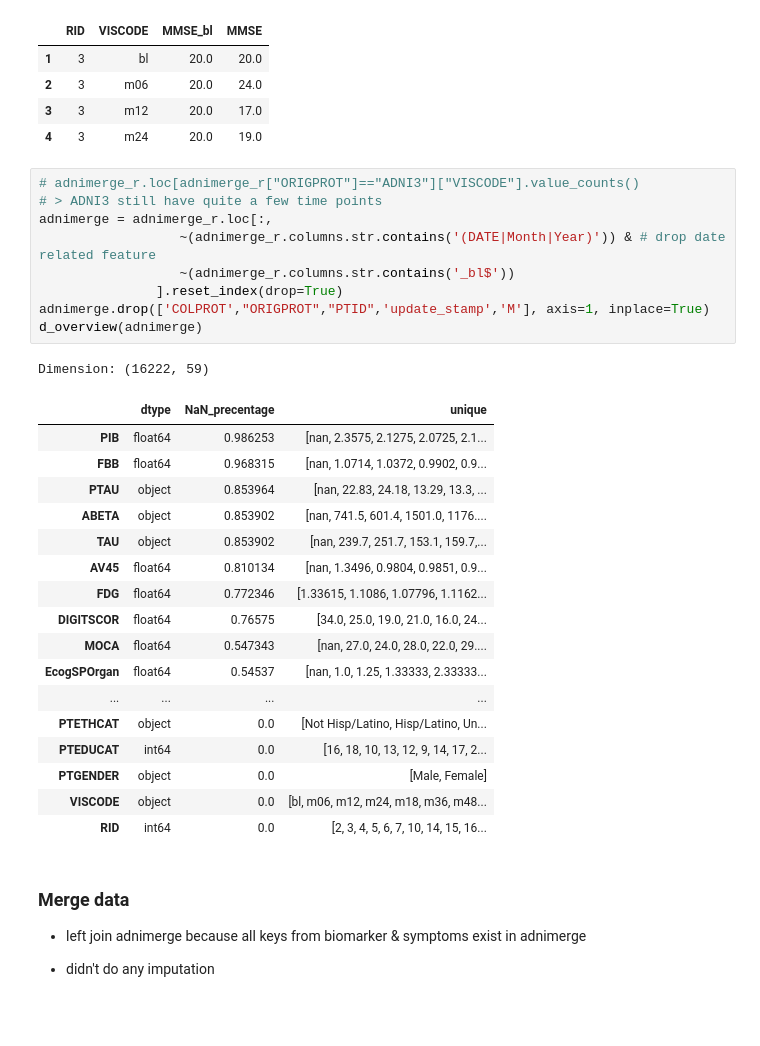
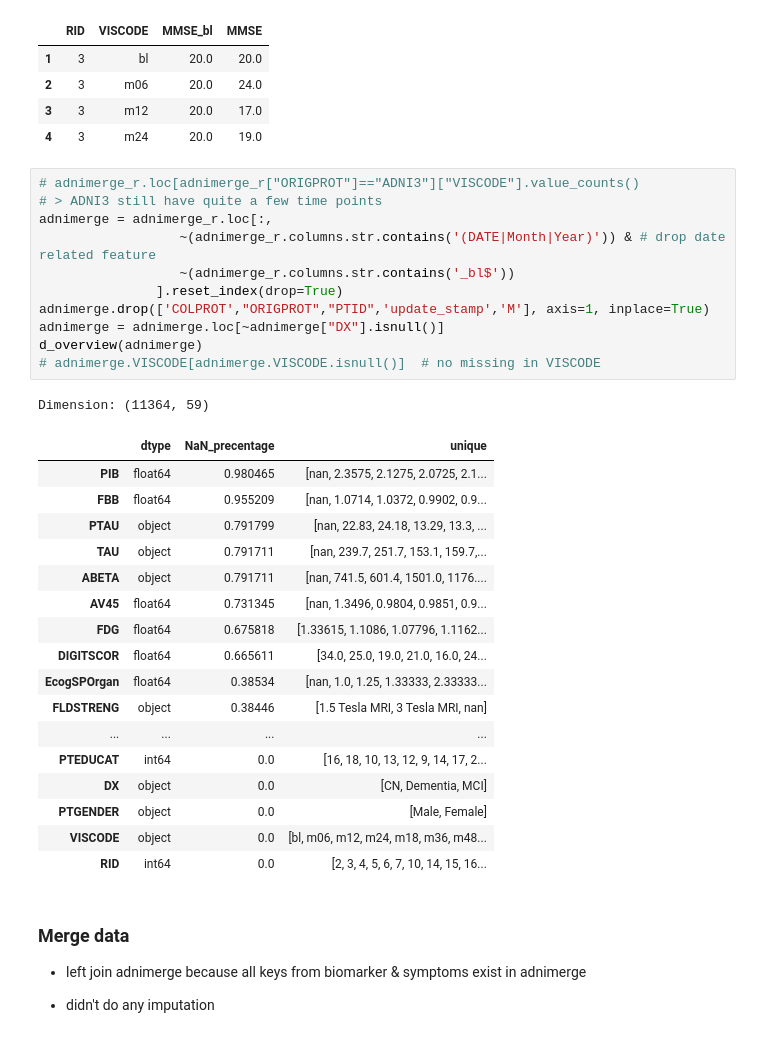
Before and after one commit to tctsung/AD_boosting, a Jupyter notebook: adni_merge.ipynb, the cells around one changed output. Drawn from its saved outputs; the diff is of its cells as text.

```diff
--- a/adni_merge.ipynb
+++ b/adni_merge.ipynb
@@ -181,28 +181,30 @@ check_bl.loc[check_bl["RID"]==3]
 # %%
 # adnimerge_r.loc[adnimerge_r["ORIGPROT"]=="ADNI3"]["VISCODE"].value_counts()
 # > ADNI3 still have quite a few time points
 adnimerge = adnimerge_r.loc[:,
                   ~(adnimerge_r.columns.str.contains('(DATE|Month|Year)')) & # drop date related feature
                   ~(adnimerge_r.columns.str.contains('_bl$'))
                ].reset_index(drop=True)
 adnimerge.drop(['COLPROT',"ORIGPROT","PTID",'update_stamp','M'], axis=1, inplace=True)
+adnimerge = adnimerge.loc[~adnimerge["DX"].isnull()]
 d_overview(adnimerge)
+# adnimerge.VISCODE[adnimerge.VISCODE.isnull()]  # no missing in VISCODE
 # %% [output]
-Dimension: (16222, 59)
+Dimension: (11364, 59)
 |  | dtype | NaN_precentage | unique |
-| PIB | float64 | 0.986253 | [nan, 2.3575, 2.1275, 2.0725, 2.1... |
-| FBB | float64 | 0.968315 | [nan, 1.0714, 1.0372, 0.9902, 0.9... |
-| PTAU | object | 0.853964 | [nan, 22.83, 24.18, 13.29, 13.3, ... |
-| ABETA | object | 0.853902 | [nan, 741.5, 601.4, 1501.0, 1176.... |
-| TAU | object | 0.853902 | [nan, 239.7, 251.7, 153.1, 159.7,... |
-| AV45 | float64 | 0.810134 | [nan, 1.3496, 0.9804, 0.9851, 0.9... |
-| FDG | float64 | 0.772346 | [1.33615, 1.1086, 1.07796, 1.1162... |
-| DIGITSCOR | float64 | 0.76575 | [34.0, 25.0, 19.0, 21.0, 16.0, 24... |
-| MOCA | float64 | 0.547343 | [nan, 27.0, 24.0, 28.0, 22.0, 29.... |
-| EcogSPOrgan | float64 | 0.54537 | [nan, 1.0, 1.25, 1.33333, 2.33333... |
+| PIB | float64 | 0.980465 | [nan, 2.3575, 2.1275, 2.0725, 2.1... |
+| FBB | float64 | 0.955209 | [nan, 1.0714, 1.0372, 0.9902, 0.9... |
+| PTAU | object | 0.791799 | [nan, 22.83, 24.18, 13.29, 13.3, ... |
+| TAU | object | 0.791711 | [nan, 239.7, 251.7, 153.1, 159.7,... |
+| ABETA | object | 0.791711 | [nan, 741.5, 601.4, 1501.0, 1176.... |
+| AV45 | float64 | 0.731345 | [nan, 1.3496, 0.9804, 0.9851, 0.9... |
+| FDG | float64 | 0.675818 | [1.33615, 1.1086, 1.07796, 1.1162... |
+| DIGITSCOR | float64 | 0.665611 | [34.0, 25.0, 19.0, 21.0, 16.0, 24... |
+| EcogSPOrgan | float64 | 0.38534 | [nan, 1.0, 1.25, 1.33333, 2.33333... |
+| FLDSTRENG | object | 0.38446 | [1.5 Tesla MRI, 3 Tesla MRI, nan] |
 | ... | ... | ... | ... |
-| PTETHCAT | object | 0.0 | [Not Hisp/Latino, Hisp/Latino, Un... |
 | PTEDUCAT | int64 | 0.0 | [16, 18, 10, 13, 12, 9, 14, 17, 2... |
+| DX | object | 0.0 | [CN, Dementia, MCI] |
 | PTGENDER | object | 0.0 | [Male, Female] |
 | VISCODE | object | 0.0 | [bl, m06, m12, m24, m18, m36, m48... |
 | RID | int64 | 0.0 | [2, 3, 4, 5, 6, 7, 10, 14, 15, 16... |
```
Also changed, not shown: parts of 2 cells of this notebook.
